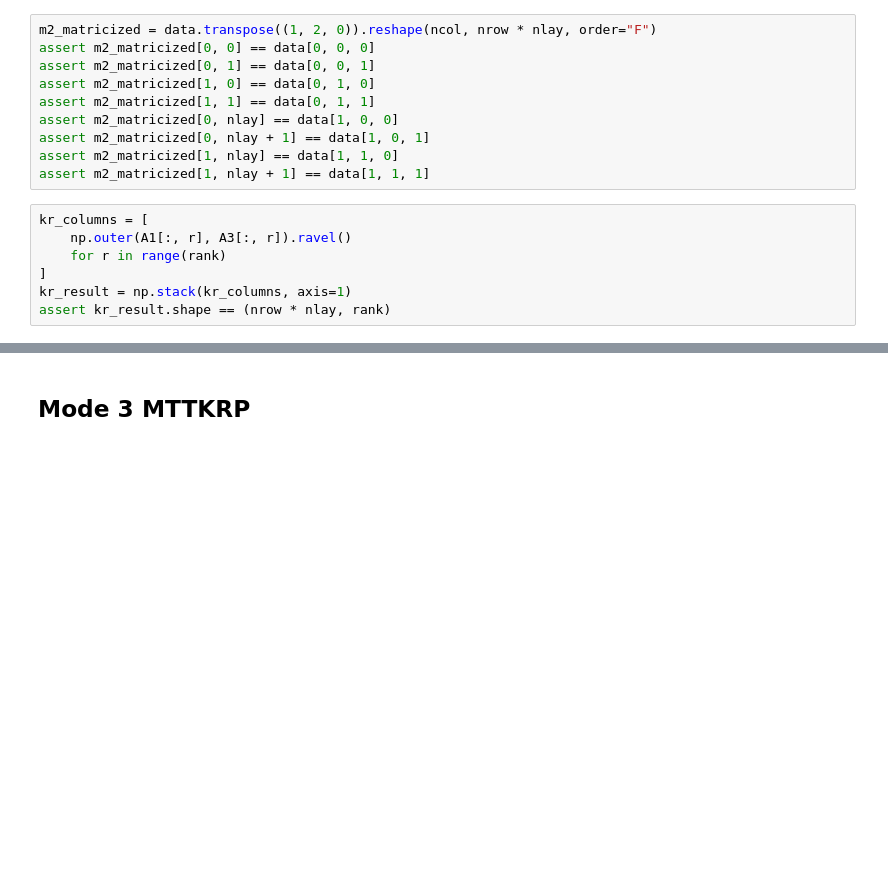
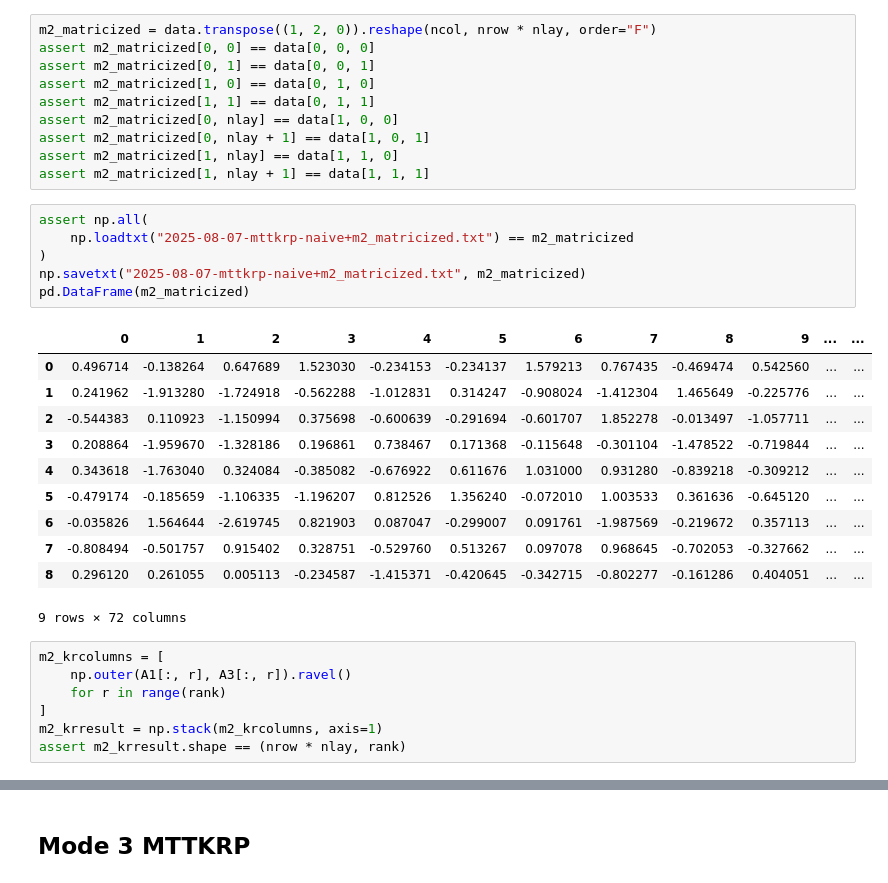
Before and after one commit to mmore500/wse-mttkrp, a Jupyter notebook: binder/2025-08-07-mttkrp-naive.ipynb, the cells around one changed output, grey strips where cells are left out. Cells and saved outputs as stored; diff of their text form; blank space fills up the shorter version.

```diff
--- a/binder/2025-08-07-mttkrp-naive.ipynb
+++ b/binder/2025-08-07-mttkrp-naive.ipynb
@@ -143,10 +238,28 @@ assert m2_matricized[0, nlay] == data[1, 0, 0]
 assert m2_matricized[0, nlay + 1] == data[1, 0, 1]
 assert m2_matricized[1, nlay] == data[1, 1, 0]
 assert m2_matricized[1, nlay + 1] == data[1, 1, 1]
+# %%
+assert np.all(
+    np.loadtxt("2025-08-07-mttkrp-naive+m2_matricized.txt") == m2_matricized
+)
+np.savetxt("2025-08-07-mttkrp-naive+m2_matricized.txt", m2_matricized)
+pd.DataFrame(m2_matricized)
+# %% [output]
+|  | 0 | 1 | 2 | 3 | 4 | 5 | 6 | 7 | 8 | 9 | ... | ... |
+| 0 | 0.496714 | -0.138264 | 0.647689 | 1.523030 | -0.234153 | -0.234137 | 1.579213 | 0.767435 | -0.469474 | 0.542560 | ... | ... |
+| 1 | 0.241962 | -1.913280 | -1.724918 | -0.562288 | -1.012831 | 0.314247 | -0.908024 | -1.412304 | 1.465649 | -0.225776 | ... | ... |
+| 2 | -0.544383 | 0.110923 | -1.150994 | 0.375698 | -0.600639 | -0.291694 | -0.601707 | 1.852278 | -0.013497 | -1.057711 | ... | ... |
+| 3 | 0.208864 | -1.959670 | -1.328186 | 0.196861 | 0.738467 | 0.171368 | -0.115648 | -0.301104 | -1.478522 | -0.719844 | ... | ... |
+| 4 | 0.343618 | -1.763040 | 0.324084 | -0.385082 | -0.676922 | 0.611676 | 1.031000 | 0.931280 | -0.839218 | -0.309212 | ... | ... |
+| 5 | -0.479174 | -0.185659 | -1.106335 | -1.196207 | 0.812526 | 1.356240 | -0.072010 | 1.003533 | 0.361636 | -0.645120 | ... | ... |
+| 6 | -0.035826 | 1.564644 | -2.619745 | 0.821903 | 0.087047 | -0.299007 | 0.091761 | -1.987569 | -0.219672 | 0.357113 | ... | ... |
+| 7 | -0.808494 | -0.501757 | 0.915402 | 0.328751 | -0.529760 | 0.513267 | 0.097078 | 0.968645 | -0.702053 | -0.327662 | ... | ... |
+| 8 | 0.296120 | 0.261055 | 0.005113 | -0.234587 | -1.415371 | -0.420645 | -0.342715 | -0.802277 | -0.161286 | 0.404051 | ... | ... |
+9 rows × 72 columns
 # %%
-kr_columns = [
+m2_krcolumns = [
     np.outer(A1[:, r], A3[:, r]).ravel()
     for r in range(rank)
 ]
-kr_result = np.stack(kr_columns, axis=1)
-assert kr_result.shape == (nrow * nlay, rank)
+m2_krresult = np.stack(m2_krcolumns, axis=1)
+assert m2_krresult.shape == (nrow * nlay, rank)
```
Also changed, not shown: parts of 21 cells of this notebook, 15 other files.
